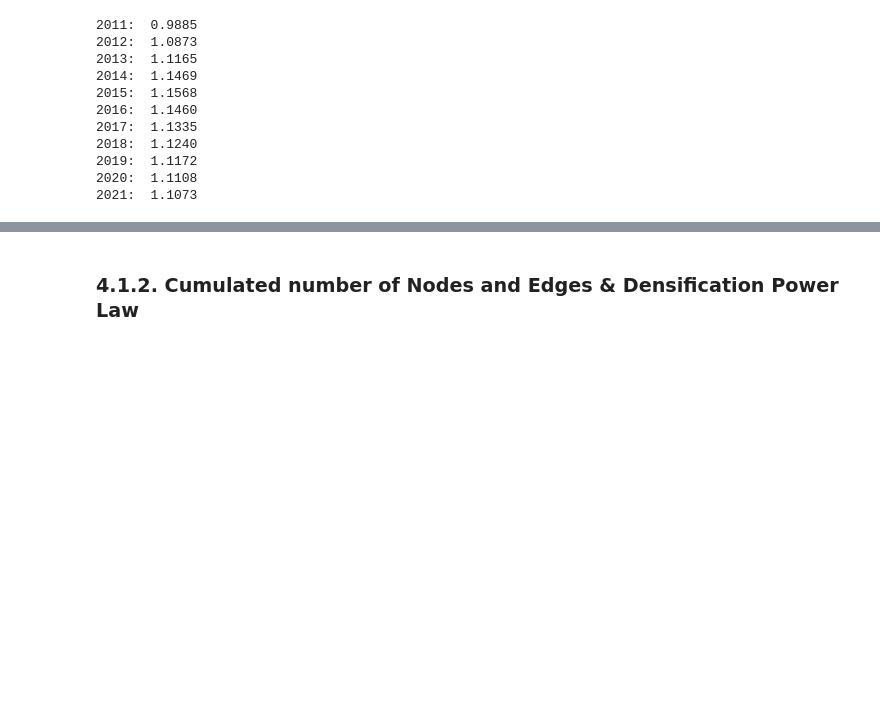
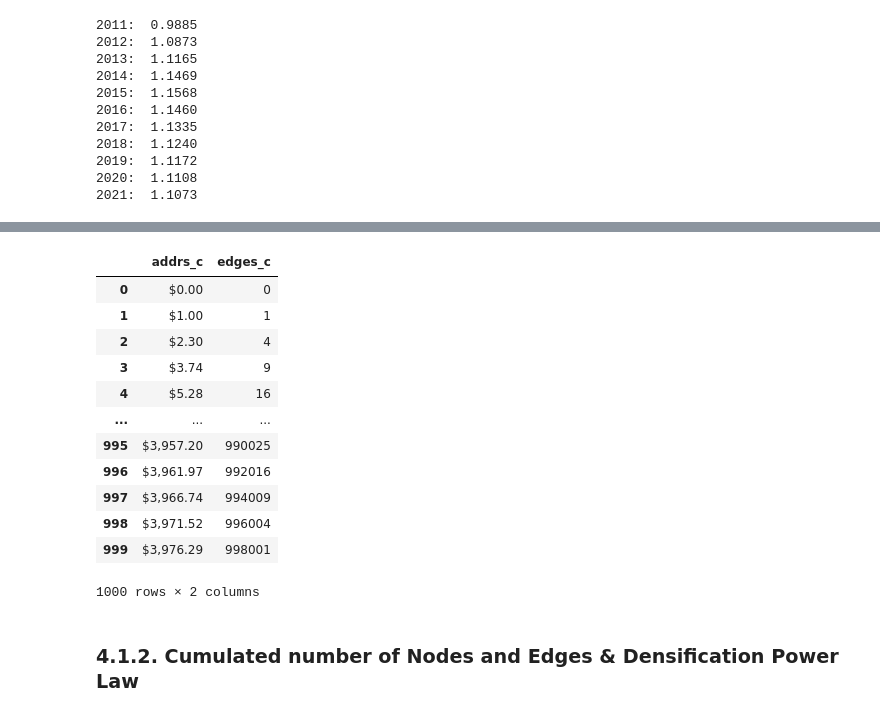
Before and after one commit to nerolation/python-bitcoin-scraper, a Jupyter notebook: btc-graph-analysis.ipynb, the cells around one changed output, grey strips where cells are left out. Saved outputs shown, nothing was run; the diff lists cells and outputs as text; code cells hidden in the pictures; blank space fills up the shorter version.

```diff
--- a/btc-graph-analysis.ipynb
+++ b/btc-graph-analysis.ipynb
@@ -253,24 +229,17 @@ query = """
         FROM      `{}.{}.{}`
         """.format(bq_project,bq_dataset,bq_table)
 
-df_inval   = pd.read_gbq(query, bq_project)
+#df_inval   = pd.read_gbq(query, bq_project)
 
-bq_table = "bitcoin_transactions_per_month"
+bq_table = "stats_txs_edges_per_month"
 query = """
         SELECT    *
         FROM      `{}.{}.{}`
         """.format(bq_project,bq_dataset,bq_table)
 
-#df_txs   = pd.read_gbq(query, bq_project)[:-1]
-
-
-bq_table = "bitcoin_edges_per_month"
-query = """
-        SELECT    *
-        FROM      `{}.{}.{}`
-        """.format(bq_project,bq_dataset,bq_table)
-
-#df_edges   = pd.read_gbq(query, bq_project)[:-1]
+df_   = pd.read_gbq(query, bq_project)[:-1]
+df_edges = df_[["year","month","edges"]]
+df_txs   = df_[["year","month","txs"]]
 
 
 bq_table = "bitcoin_cum_node_count"
@@ -314,9 +283,20 @@ query = """
         FROM      `{}.{}.{}`
         """.format(bq_project,bq_dataset,bq_table)
 #df_blkfiles = pd.read_gbq(query, bq_project)
+
+
+bq_table = "coinj_all_txs_edges_per_month"
+
+query = """
+        SELECT    *
+        FROM      `{}.{}.{}`
+        """.format(bq_project,bq_dataset,bq_table)
+df_cj_all = pd.read_gbq(query, bq_project)[:-1]
+
+
 # Add column with datetime object (from ts)
-df_blkfiles["timestamp"] = list(map(lambda x: datetime.utcfromtimestamp(x).strftime("%Y/%m"), df_blkfiles["ts"]))
-df_blkfiles_gr = df_blkfiles.groupby(["timestamp"]).size()[:-1]
-df_blkfiles_ma_index = df_blkfiles.groupby(df_blkfiles.index // 200).mean()["blk_file_nr"]
-df_blkfiles_ma_edges = df_blkfiles.groupby(df_blkfiles.index // 200).mean()["edges"]
-df_blkfiles_ma_txs = df_blkfiles.groupby(df_blkfiles.index // 200).mean()["txs"]
+#df_blkfiles["timestamp"] = list(map(lambda x: datetime.utcfromtimestamp(x).strftime("%Y/%m"), df_blkfiles["ts"]))
+#df_blkfiles_gr = df_blkfiles.groupby(["timestamp"]).size()[:-1]
+#df_blkfiles_ma_index = df_blkfiles.groupby(df_blkfiles.index // 200).mean()["blk_file_nr"]
+#df_blkfiles_ma_edges = df_blkfiles.groupby(df_blkfiles.index // 200).mean()["edges"]
+#df_blkfiles_ma_txs = df_blkfiles.groupby(df_blkfiles.index // 200).mean()["txs"]
@@ -527,3 +534,20 @@ for year, e in dense_pl.items():
+# %%
+df_cnc = pd.DataFrame([[i**1.2, i**2] for i in range(1000)], columns=["addrs_c", "edges_c"])
+df_cnc
+# %% [output]
+|  | addrs_c | edges_c |
+| 0 | $0.00 | 0 |
+| 1 | $1.00 | 1 |
+| 2 | $2.30 | 4 |
+| 3 | $3.74 | 9 |
+| 4 | $5.28 | 16 |
+| ... | ... | ... |
+| 995 | $3,957.20 | 990025 |
+| 996 | $3,961.97 | 992016 |
+| 997 | $3,966.74 | 994009 |
+| 998 | $3,971.52 | 996004 |
+| 999 | $3,976.29 | 998001 |
+1000 rows × 2 columns
 # %% [markdown]
 ### 4.1.2. Cumulated number of Nodes and Edges & Densification Power Law
 # %%
```
Also changed, not shown: parts of 7 cells of this notebook.
